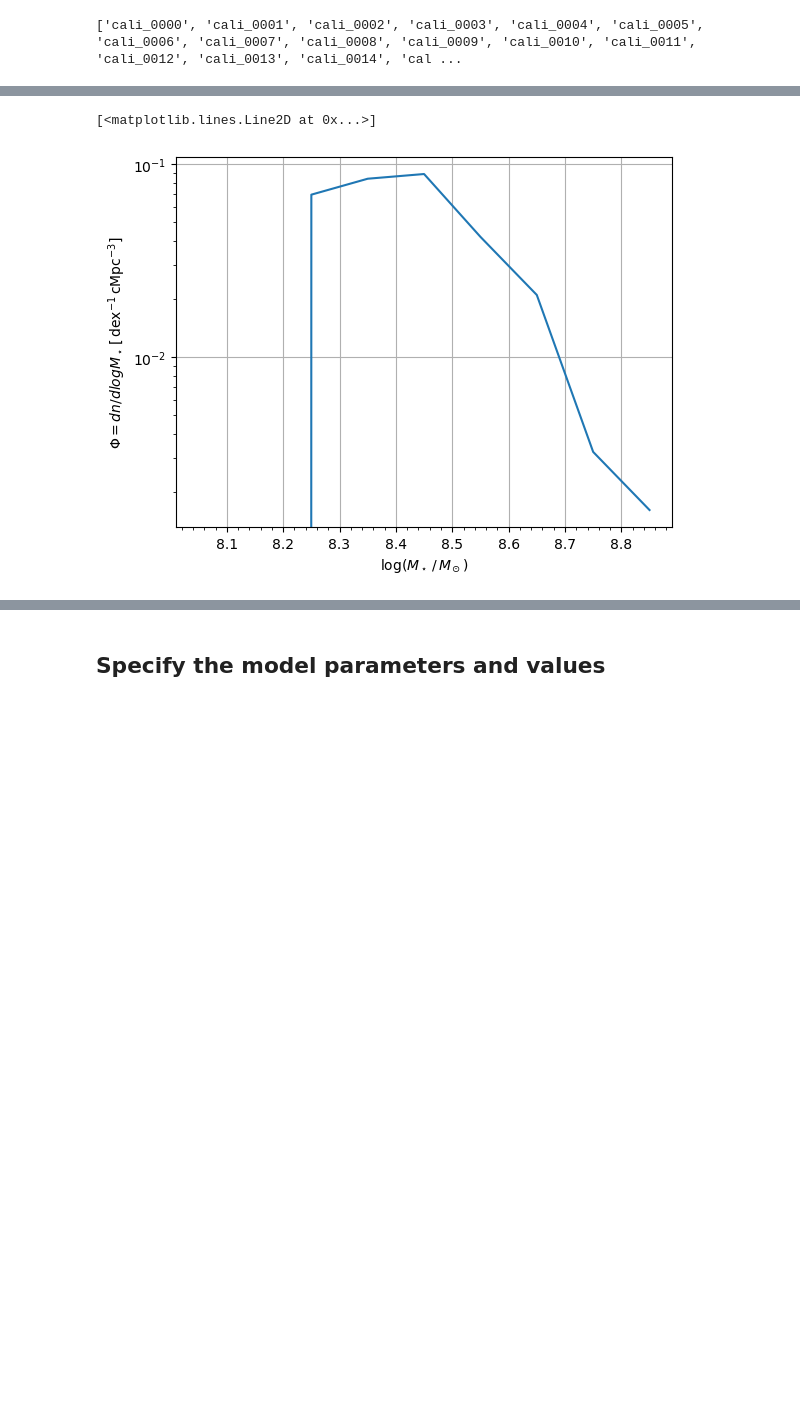
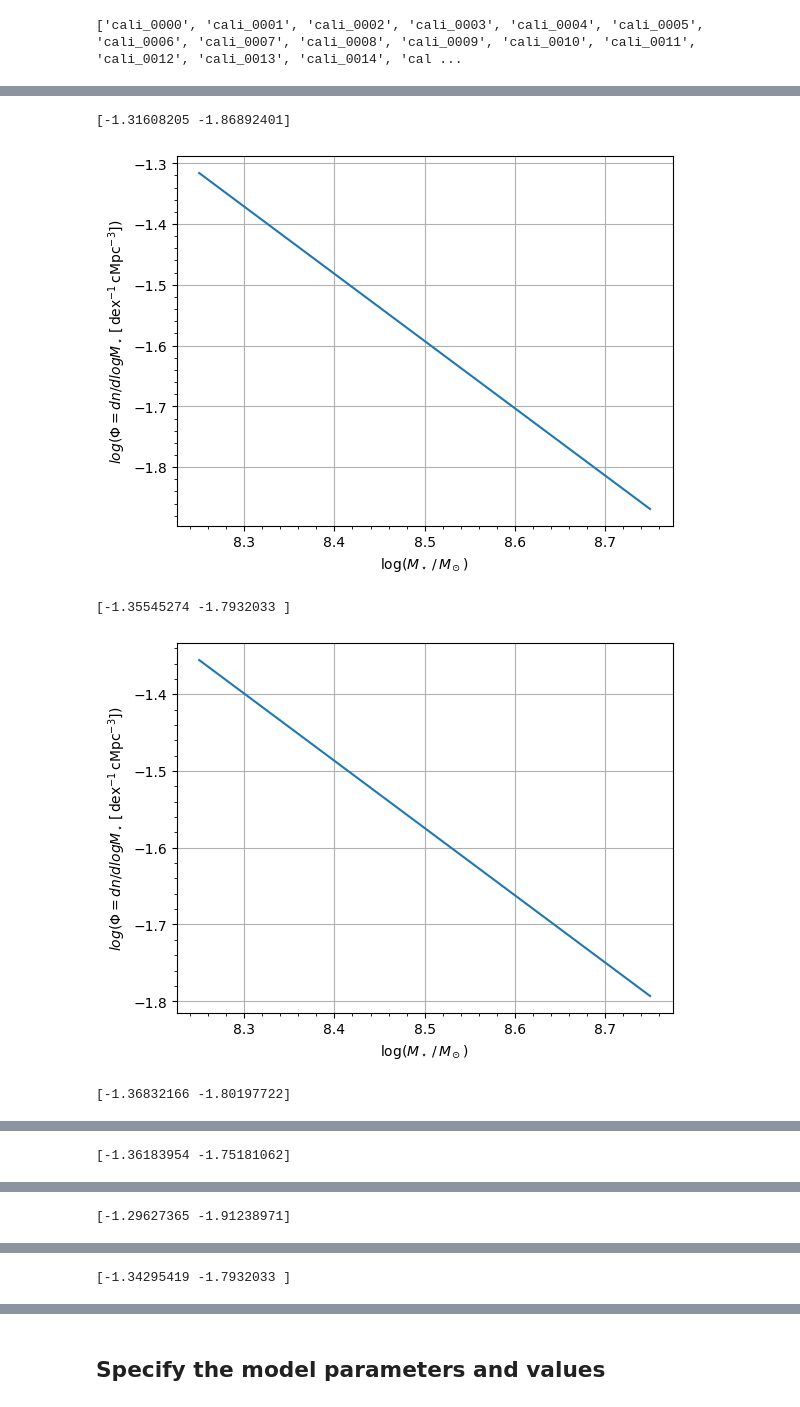
Before and after one commit to rennehan/swiftcalibration, a Jupyter notebook: scripts/swift_emulator.ipynb, the cells around one changed output, grey strips where cells are left out. Saved outputs shown, nothing was run; the diff lists cells and outputs as text; code cells hidden in the pictures; blank space fills up the shorter version.

```diff
--- a/scripts/swift_emulator.ipynb
+++ b/scripts/swift_emulator.ipynb
@@ -36,12 +36,12 @@ snap_dir = '/scratch/b/babul/aspadawe/swift_tests/cali_simba'
 #snaps = []
 #caesars = []
 gsmf_logM = []
-gsmf_Phi = []
+gsmf_logPhi = []
 
 for cali in cali_list:
 #    snap = os.path.join(snap_dir, cali, snap_prefix+'_'+snap_num+'.hdf5')
 #    caesar_file = os.path.join(snap_dir, cali_num, snap_prefix+'_caesar_'+snap_num+'.hdf5')
-    gsmf_file = os.path.join(snap_dir, cali, snap_prefix+'_gsmf_limited_'+snap_num+'.txt')
+    gsmf_file = os.path.join(snap_dir, cali, snap_prefix+'_gsmf_'+snap_num+'.txt')
     print(gsmf_file)
 
 #    ds = yt.load(snap)
@@ -52,10 +52,15 @@ for cali in cali_list:
 
     data = np.loadtxt(gsmf_file)
     logM = data[:,0]
-    Phi = data[:,1]
+    logPhi = np.log10(data[:,1])
+
+    # Sanitize data of -inf, +inf, NaN values
+    isfinite = np.isfinite(logPhi)
+    logM = logM[isfinite]
+    logPhi = logPhi[isfinite]
 
     gsmf_logM.append(logM)
-    gsmf_Phi.append(Phi)
+    gsmf_logPhi.append(logPhi)
 
 #print(gsmf_logM)
 #print(gsmf_Phi)
@@ -79,20 +84,26 @@ for cali in cali_list:
 # %%
-# Plot one of the GSMFs to check it worked
-check = 0
+# Plot the GSMFs to check it worked
 
-#fig, ax = plt.subplots()
-plt.clf()
-plt.yscale('log')
-plt.xlabel(r'$\log(M_\star\,/\,M_\odot)$')
-plt.ylabel(r'$\Phi=dn/dlogM_\star\,[\,\mathrm{dex}^{-1}\,\mathrm{cMpc}^{-3}]$')
-#plt.title(r'%s, snap %s, z=%s, nbins=%s' % (cali_num, snap_num, z, nbins))
-#plt.ylabel(r'$\log{(\Phi\,[\,\mathrm{dex}^{-1}\,\mathrm{cMpc}^{-3}])}$')
-#plt.plot(Max,Phi,ls='steps-post')
-plt.grid()
-plt.minorticks_on()
-#plt.tick_params(axis="y",direction="in")#, left="off",labelleft="on")
-plt.plot(gsmf_logM[check],gsmf_Phi[check],ls='-')
-#plt.plot(Max,np.log10(Phi),ls='-')
+for check in range(num_calis):
+    print(gsmf_logPhi[check])
+
+    #fig, ax = plt.subplots()
+    plt.clf()
+    #plt.yscale('log')
+    plt.xlabel(r'$\log(M_\star\,/\,M_\odot)$')
+    plt.ylabel(r'$log(\Phi=dn/dlogM_\star\,[\,\mathrm{dex}^{-1}\,\mathrm{cMpc}^{-3}])$')
+    #plt.title(r'%s, snap %s, z=%s, nbins=%s' % (cali_num, snap_num, z, nbins))
+    #plt.ylabel(r'$\log{(\Phi\,[\,\mathrm{dex}^{-1}\,\mathrm{cMpc}^{-3}])}$')
+    #plt.plot(Max,Phi,ls='steps-post')
+    plt.grid()
+    plt.minorticks_on()
+    #plt.tick_params(axis="y",direction="in")#, left="off",labelleft="on")
+    plt.plot(gsmf_logM[check],gsmf_logPhi[check],ls='-')
+    #plt.plot(Max,np.log10(Phi),ls='-')
+    plt.show()
 # %% [output]
-[<matplotlib.lines.Line2D at 0x...>]
+[-1.31608205 -1.86892401]
-[figure, old version]
+[figure, new version]
+[-1.35545274 -1.7932033 ]
+[figure, added]
+[-1.36832166 -1.80197722]
@@ -98,0 +111 @@ plt.plot(gsmf_logM[check],gsmf_Phi[check],ls='-')
+[-1.36183954 -1.75181062]
@@ -98,0 +113 @@ plt.plot(gsmf_logM[check],gsmf_Phi[check],ls='-')
+[-1.29627365 -1.91238971]
@@ -98,0 +115 @@ plt.plot(gsmf_logM[check],gsmf_Phi[check],ls='-')
+[-1.34295419 -1.7932033 ]
```
Also changed, not shown: parts of 17 cells of this notebook.
